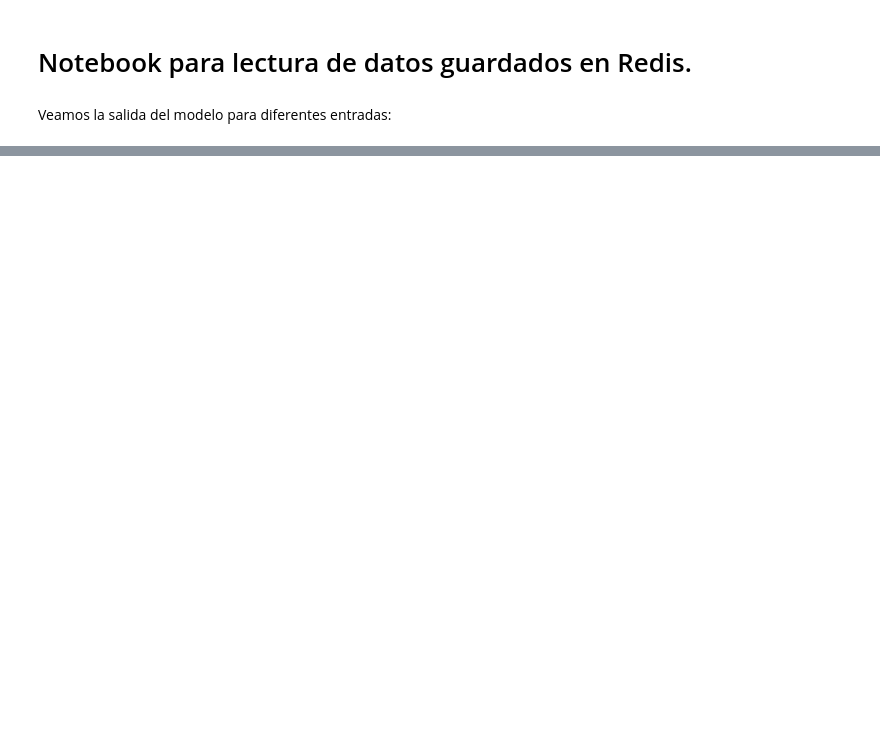
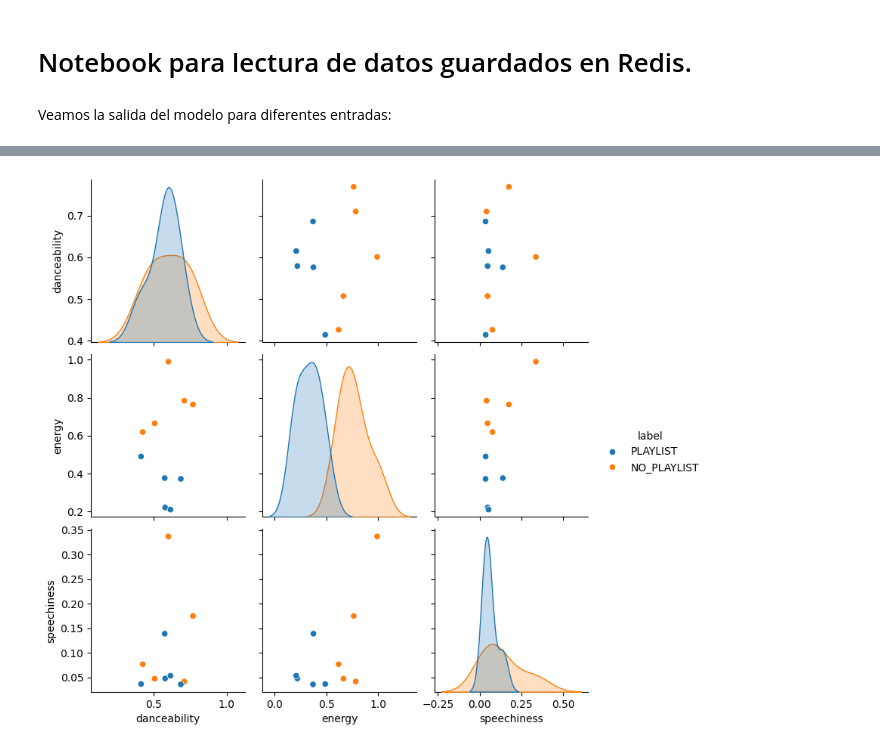
Before and after one commit to Gonzalo-Avalos-Ribas/amq2-service-ml, a Jupyter notebook: notebook_redis_out/redis_out.ipynb, the cells around one changed output, grey strips where cells are left out. Saved outputs shown, nothing was run; the diff lists cells and outputs as text; code cells hidden in the pictures; blank space fills up the shorter version.

Commit message:
batch_processing comentarios y redis_out diagramas

```diff
--- a/notebook_redis_out/redis_out.ipynb
+++ b/notebook_redis_out/redis_out.ipynb
@@ -49,0 +52,13 @@ Para la entrada: [0.573, 0.551, 0.0259] el modelo predice que: PLAYLIST
+# %%
+# Represaremos graficamente a estos datos
+
+# Creación del DataFrame
+test_values_df = pd.DataFrame(test_values)
+test_values_df = pd.concat([test_values_df, pd.Series(model_output, name="label")], axis=1)
+test_values_df.columns = ["danceability", "energy", "speechiness", "label"]
+# %%
+# Creamos el pairplot para mostrar la relación entre las varaibles en 2D
+sns.pairplot(test_values_df, hue='label', hue_order=['PLAYLIST', 'NO_PLAYLIST'])
+plt.show()
+# %% [output]
+[figure, added]
```
Also changed, not shown: parts of 4 cells of this notebook, 1 other file.
